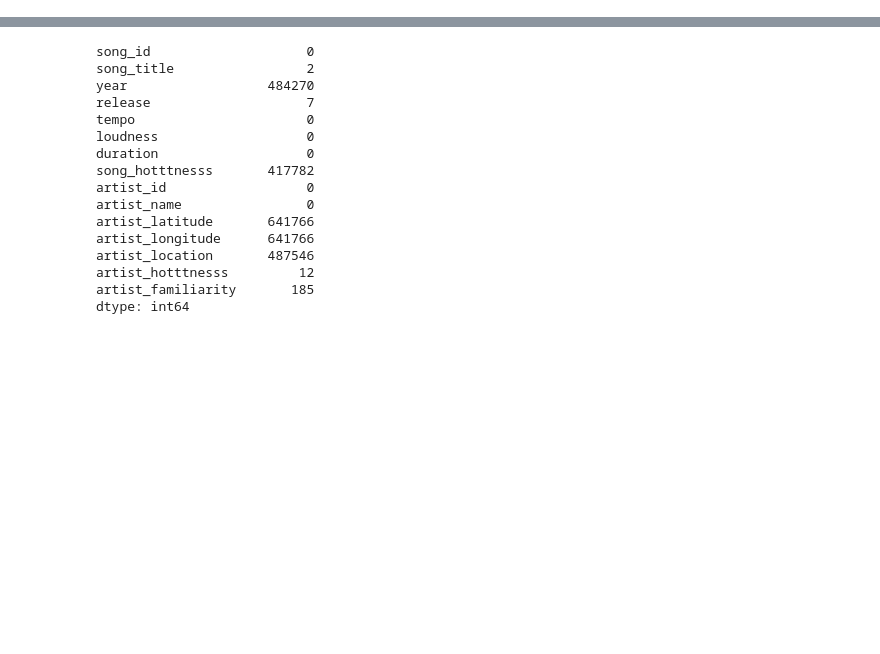
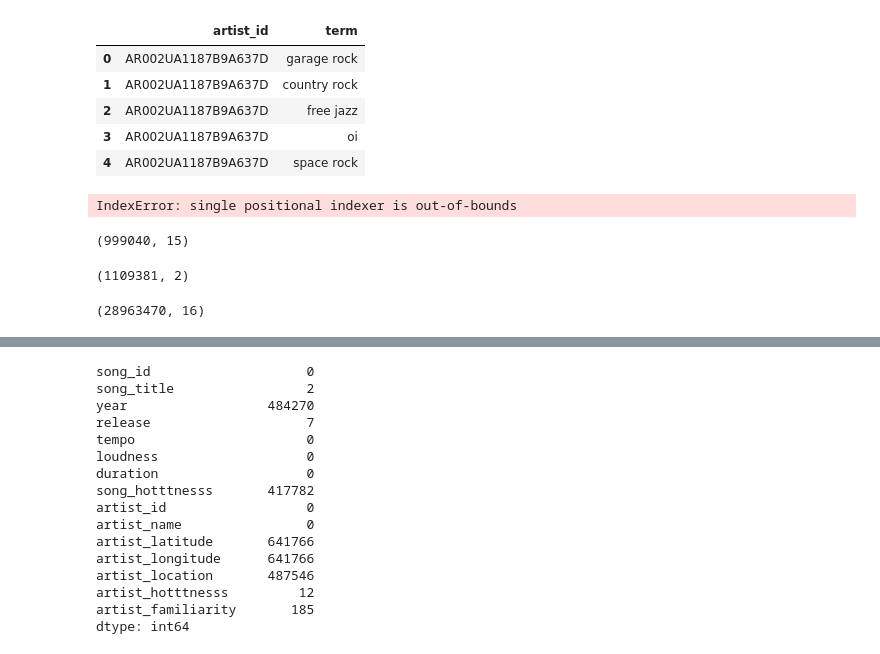
Before and after one commit to mega5800/Music-Recommendation-System, a Jupyter notebook: Code/experimental_code.ipynb, the cells around one changed output, grey strips where cells are left out. Saved outputs shown, nothing was run; the diff lists cells and outputs as text; code cells hidden in the pictures; blank space fills up the shorter version.

Commit message:
Merging: merging datasets done

```diff
--- a/Code/experimental_code.ipynb
+++ b/Code/experimental_code.ipynb
@@ -14,3 +15,30 @@ raw_songs_dataset.head()
 | 2 | SOBNYVR12A8C13558C | Si Vos Querés | 2003.0 | De Culo | 87.433 | -4.654 | 145.05751 | NaN | ARNWYLR1187B9B2F9C | ... |
 | 3 | SOHSBXH12A8C13B0DF | Tangle Of Aspens | NaN | Rene Ablaze Presents Winter Sessions | 140.035 | -7.806 | 514.29832 | NaN | AREQDTE1269FB37231 | ... |
 | 4 | SOZVAPQ12A8C13B63C | Symphony No. 1 G minor "Sinfonie ... | NaN | Berwald: Symphonies Nos. 1/2/3/4 | 90.689 | -21.420 | 816.53506 | NaN | AR2NS5Y1187FB5879D | ... |
+# %%
+artist_dataset = pd.read_csv("../Data/artist_terms.csv")
+
+artist_dataset.head()
+# %% [output]
+|  | artist_id | term |
+| 0 | AR002UA1187B9A637D | garage rock |
+| 1 | AR002UA1187B9A637D | country rock |
+| 2 | AR002UA1187B9A637D | free jazz |
+| 3 | AR002UA1187B9A637D | oi |
+| 4 | AR002UA1187B9A637D | space rock |
+# %%
+merged_dataset = pd.merge(raw_songs_dataset, artist_dataset, on='artist_id', how='left')
+# %% [output]
+IndexError: single positional indexer is out-of-bounds
+# %%
+raw_songs_dataset.shape
+# %% [output]
+(999040, 15)
+# %%
+artist_dataset.shape
+# %% [output]
+(1109381, 2)
+# %%
+merged_dataset.shape
+# %% [output]
+(28963470, 16)
```
Also changed, not shown: parts of 5 cells of this notebook.
